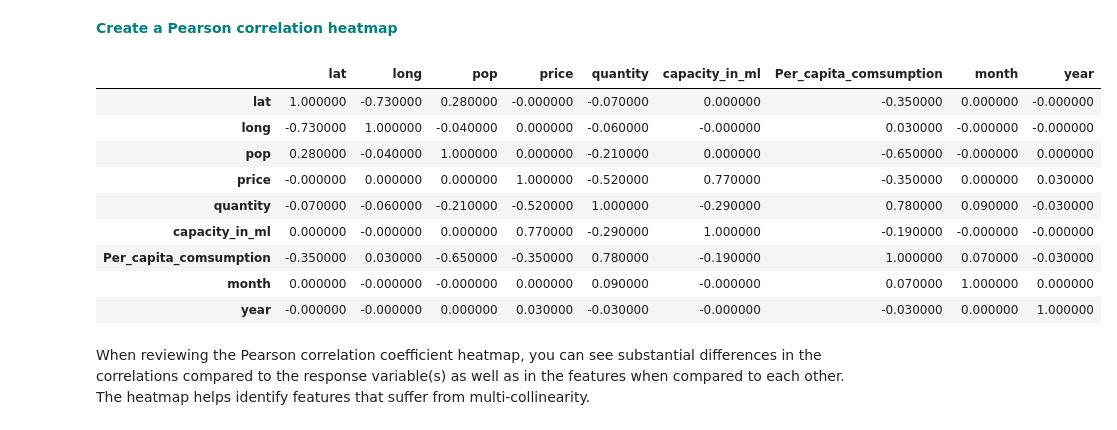
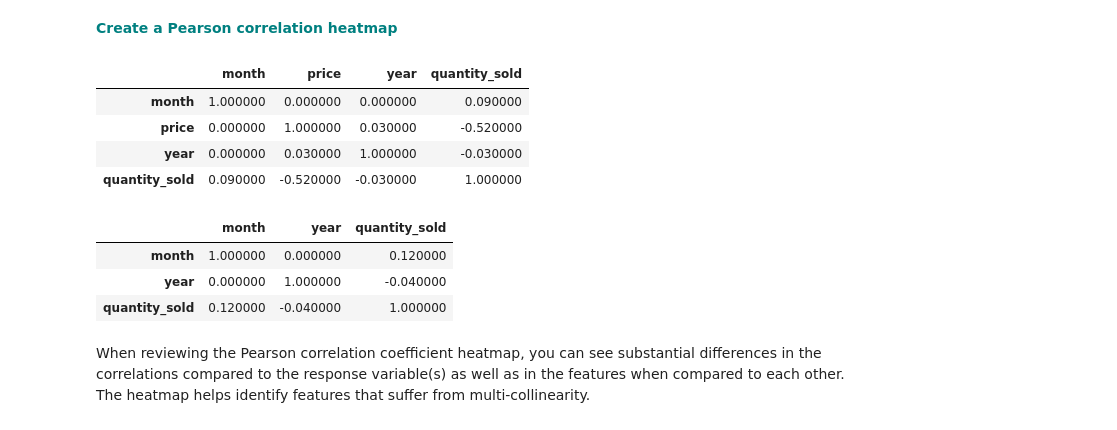
Before and after one commit to gaurang0705/Capstone-project---Demand-prediction, a Jupyter notebook: Capstone_Demand_prediction_EDA_step2.ipynb, the cells around one changed output. Cells and saved outputs as stored; diff of their text form; code cells hidden in the pictures.

```diff
--- a/Capstone_Demand_prediction_EDA_step2.ipynb
+++ b/Capstone_Demand_prediction_EDA_step2.ipynb
@@ -417,4 +437,4 @@ Name: quantity_sold, dtype: object
 # %%
 #We wont able to draw boxplot for string columns
 model1 = pd.DataFrame({'quantity_sold': df.groupby(['month', 'shop','brand','price','year','container'])['quantity'].sum()})
-model1.reset_index()
+model1.reset_index(inplace = True)
@@ -456,18 +483,21 @@ model2.reset_index()
 # %%
 #Explain the use of Coorelation plot
 ##Role of Correlation in Features selection
-corr = df.corr()
+corr = model1.corr()
 corr.round(2).style.background_gradient(cmap='coolwarm')
 # %% [output]
-|  | lat | long | pop | price | quantity | capacity_in_ml | Per_capita_comsumption | month | year |
-| lat | 1.000000 | -0.730000 | 0.280000 | -0.000000 | -0.070000 | 0.000000 | -0.350000 | 0.000000 | -0.000000 |
-| long | -0.730000 | 1.000000 | -0.040000 | 0.000000 | -0.060000 | -0.000000 | 0.030000 | -0.000000 | -0.000000 |
-| pop | 0.280000 | -0.040000 | 1.000000 | 0.000000 | -0.210000 | 0.000000 | -0.650000 | -0.000000 | 0.000000 |
-| price | -0.000000 | 0.000000 | 0.000000 | 1.000000 | -0.520000 | 0.770000 | -0.350000 | 0.000000 | 0.030000 |
-| quantity | -0.070000 | -0.060000 | -0.210000 | -0.520000 | 1.000000 | -0.290000 | 0.780000 | 0.090000 | -0.030000 |
-| capacity_in_ml | 0.000000 | -0.000000 | 0.000000 | 0.770000 | -0.290000 | 1.000000 | -0.190000 | -0.000000 | -0.000000 |
-| Per_capita_comsumption | -0.350000 | 0.030000 | -0.650000 | -0.350000 | 0.780000 | -0.190000 | 1.000000 | 0.070000 | -0.030000 |
-| month | 0.000000 | -0.000000 | -0.000000 | 0.000000 | 0.090000 | -0.000000 | 0.070000 | 1.000000 | 0.000000 |
-| year | -0.000000 | -0.000000 | 0.000000 | 0.030000 | -0.030000 | -0.000000 | -0.030000 | 0.000000 | 1.000000 |
+|  | month | price | year | quantity_sold |
+| month | 1.000000 | 0.000000 | 0.000000 | 0.090000 |
+| price | 0.000000 | 1.000000 | 0.030000 | -0.520000 |
+| year | 0.000000 | 0.030000 | 1.000000 | -0.030000 |
+| quantity_sold | 0.090000 | -0.520000 | -0.030000 | 1.000000 |
+# %%
+corr = model2.corr()
+corr.round(2).style.background_gradient(cmap='coolwarm')
+# %% [output]
+|  | month | year | quantity_sold |
+| month | 1.000000 | 0.000000 | 0.120000 |
+| year | 0.000000 | 1.000000 | -0.040000 |
+| quantity_sold | 0.120000 | -0.040000 | 1.000000 |
 # %% [markdown]
 When reviewing the Pearson correlation coefficient heatmap, you can see substantial differences in the correlations compared to the response variable(s) as well as in the features when compared to each other. The heatmap helps identify features that suffer from multi-collinearity.
```
Also changed, not shown: parts of 16 cells of this notebook.
